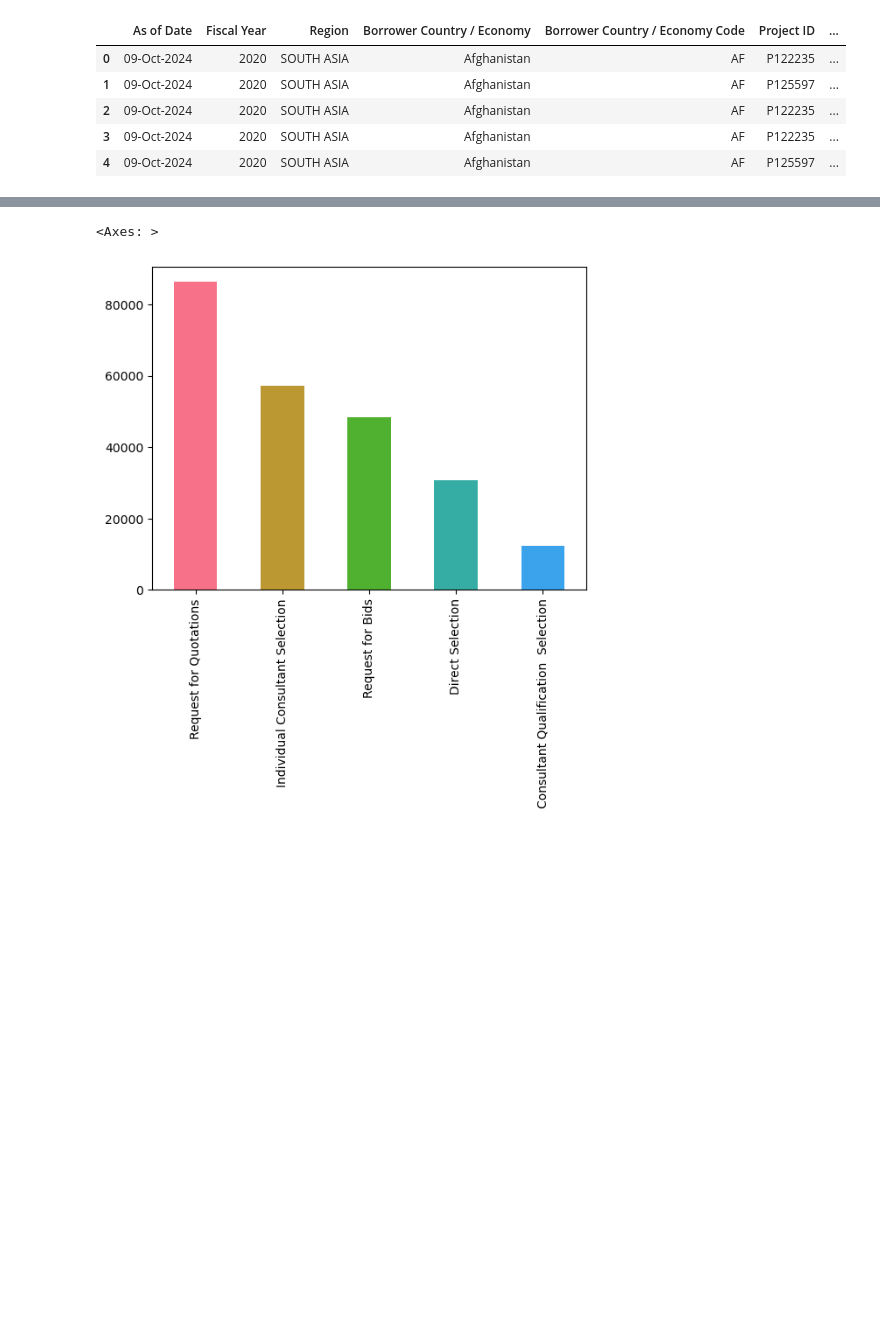
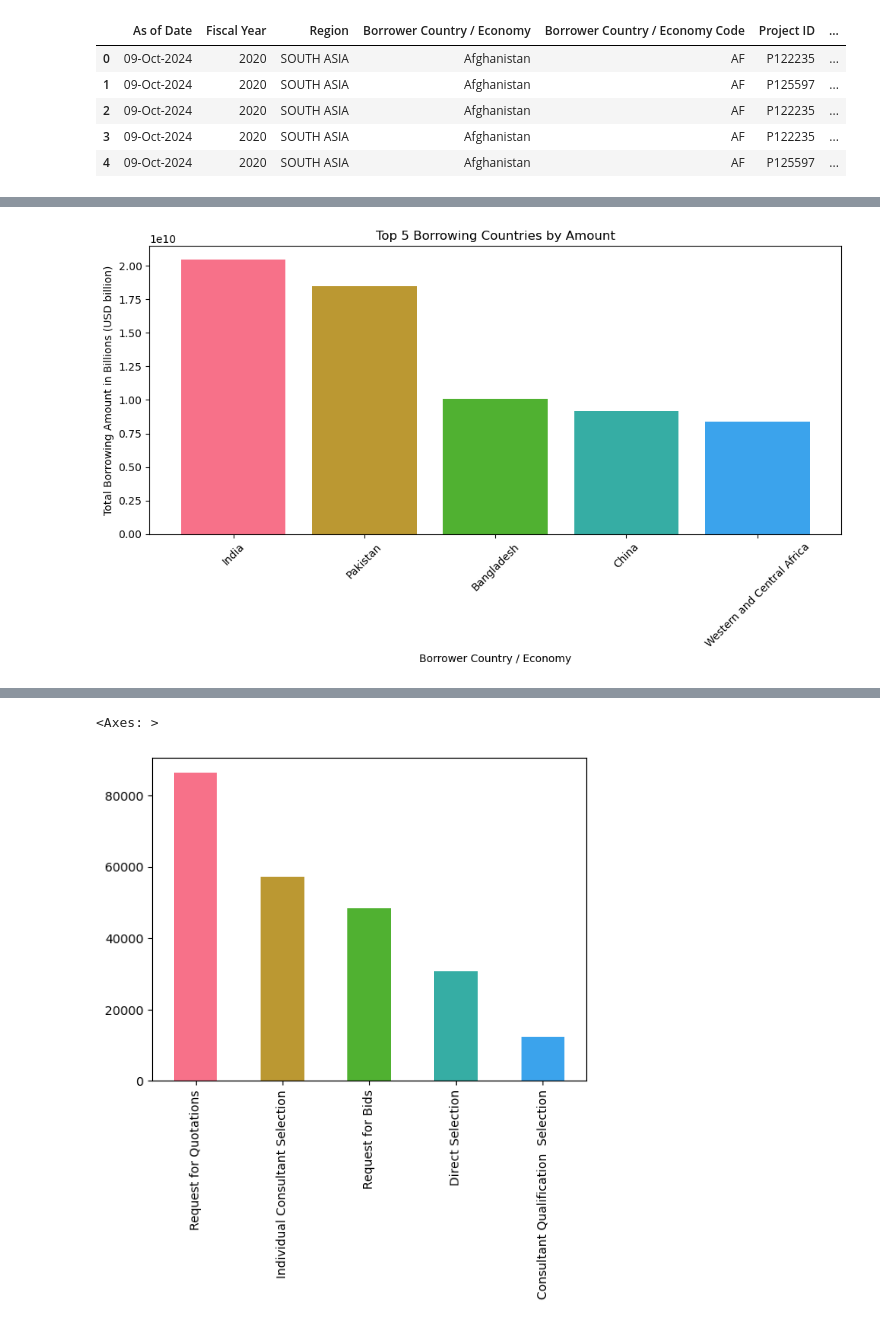
Before and after one commit to mdlugosz-develop/bootcamp-project-1, a Jupyter notebook: analysis.ipynb, the cells around one changed output, grey strips where cells are left out. Drawn from its saved outputs; the diff is of its cells as text; code cells hidden in the pictures; blank space fills up the shorter version.

```diff
--- a/analysis.ipynb
+++ b/analysis.ipynb
@@ -15,3 +25,6 @@ df.head()
 | 2 | 09-Oct-2024 | 2020 | SOUTH ASIA | Afghanistan | AF | P122235 | ... |
 | 3 | 09-Oct-2024 | 2020 | SOUTH ASIA | Afghanistan | AF | P122235 | ... |
 | 4 | 09-Oct-2024 | 2020 | SOUTH ASIA | Afghanistan | AF | P125597 | ... |
+# %%
+df['Contract Signing Date'] = pd.to_datetime(df['Contract Signing Date'])
+df['Year'] = df['Contract Signing Date'].dt.year
@@ -17,0 +70,13 @@ df.head()
+# %%
+new_rows = []
+for index, row in df.iterrows():
+    if ';' not in str(row['Project Global Practice']):
+        new_rows.append(row)
+        continue
+    practices = str(row['Project Global Practice']).split(';')
+    for practice in practices:
+        new_row = row.copy()
+        new_row['Project Global Practice'] = practice.strip()
+        new_rows.append(new_row)
+
+sorted_df = pd.DataFrame(new_rows)
@@ -17,0 +137,9 @@ df.head()
+# %%
+
+# Create a df for top 5 top borrowing countries
+df_countries = sorted_df.groupby('Borrower Country / Economy')['Supplier Contract Amount (USD)'].sum().reset_index()
+
+df_countries = df_countries.sort_values(by='Supplier Contract Amount (USD)', ascending=False).reset_index(drop=True)
+df_countries
+df_top_countries = df_countries.sort_values('Supplier Contract Amount (USD)', ascending=False).reset_index(drop=True).head(5)
+df_top_countries
@@ -17,0 +153,14 @@ df.head()
+# %%
+
+# Plot top 5 top borrowing countries
+plt.figure(figsize=(10, 6))
+plt.bar(df_top_countries['Borrower Country / Economy'], df_top_countries["Supplier Contract Amount (USD)"], color= colors)
+plt.xlabel('Borrower Country / Economy')
+plt.ylabel('Total Borrowing Amount in Billions (USD billion)')
+plt.title('Top 5 Borrowing Countries by Amount')
+plt.xticks(rotation=45)
+top_countries = plt.tight_layout()
+plt.tight_layout()
+plt.show()
+# %% [output]
+[figure, added]
```
Also changed, not shown: parts of 38 cells of this notebook.
